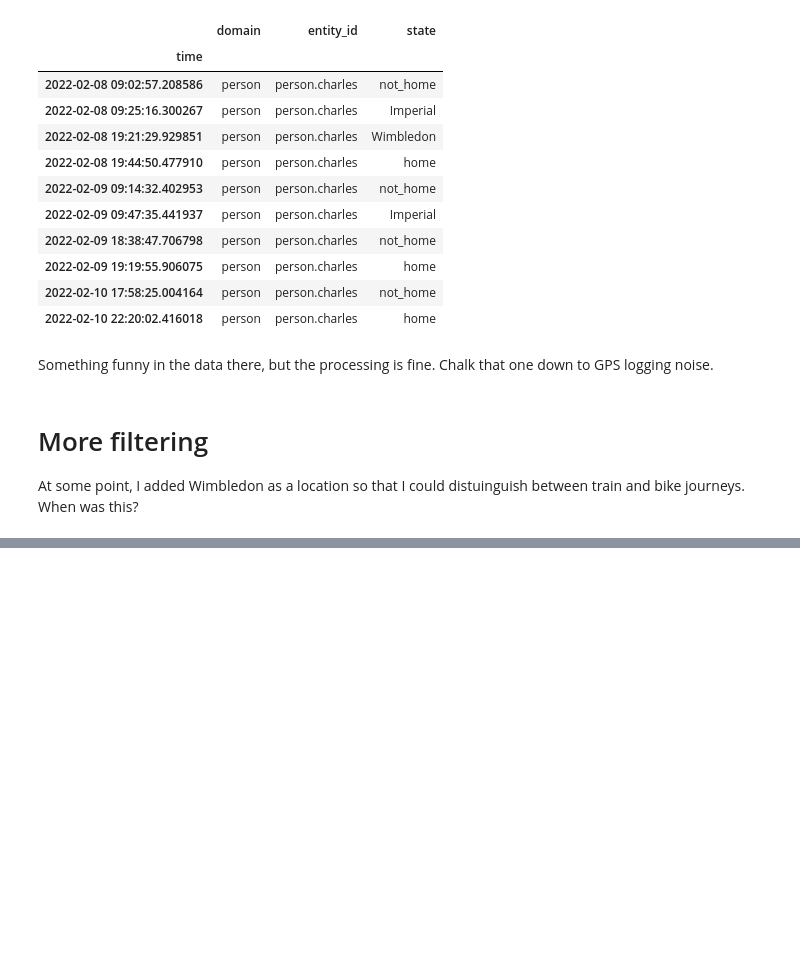
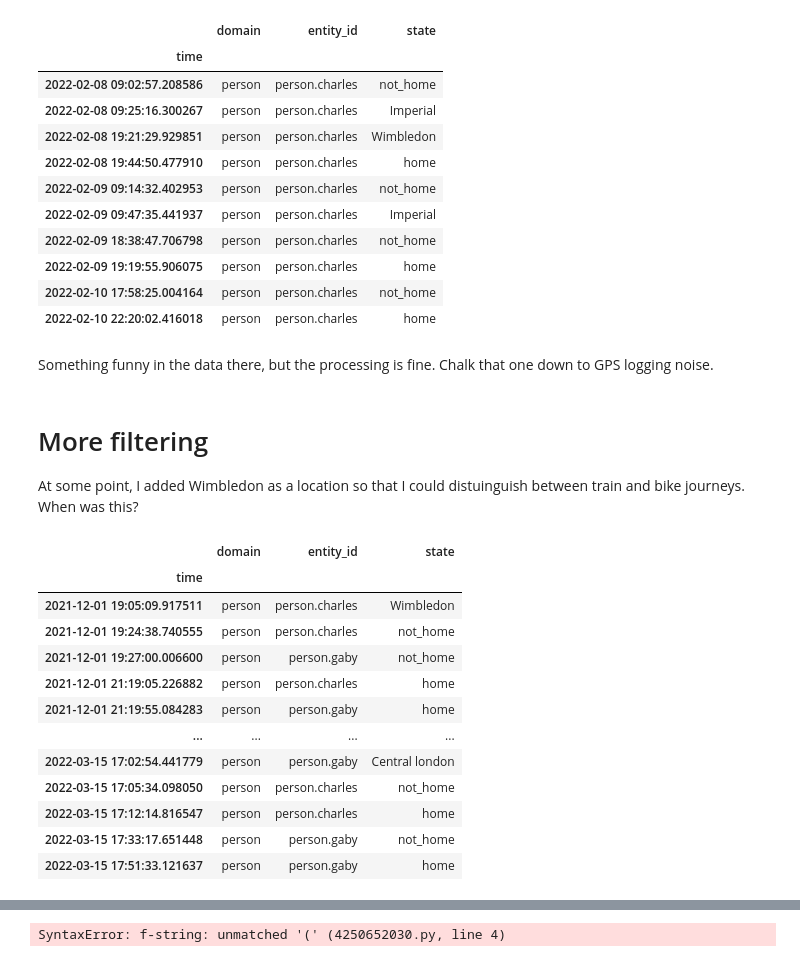
Before and after one commit to charlesbaynham/house-absolute-ha-setup, a Jupyter notebook: notebooks/plot_work_cycle_times.ipynb, the cells around one changed output, grey strips where cells are left out. Saved outputs shown, nothing was run; the diff lists cells and outputs as text; code cells hidden in the pictures; blank space fills up the shorter version.

```diff
--- a/notebooks/plot_work_cycle_times.ipynb
+++ b/notebooks/plot_work_cycle_times.ipynb
@@ -203,5 +203,19 @@ More filtering
 At some point, I added Wimbledon as a location so that I could distuinguish between train and bike journeys. When was this?
 # %%
 d_start = results[results.state == "Wimbledon"].iloc[0].name
-filtered_results =
+filtered_results = results[d_start : ]
+filtered_results
 # %% [output]
+|  | domain | entity_id | state |
+| time |  |  |  |
+| 2021-12-01 19:05:09.917511 | person | person.charles | Wimbledon |
+| 2021-12-01 19:24:38.740555 | person | person.charles | not_home |
+| 2021-12-01 19:27:00.006600 | person | person.gaby | not_home |
+| 2021-12-01 21:19:05.226882 | person | person.charles | home |
+| 2021-12-01 21:19:55.084283 | person | person.gaby | home |
+| ... | ... | ... | ... |
+| 2022-03-15 17:02:54.441779 | person | person.gaby | Central london |
+| 2022-03-15 17:05:34.098050 | person | person.charles | not_home |
+| 2022-03-15 17:12:14.816547 | person | person.charles | home |
+| 2022-03-15 17:33:17.651448 | person | person.gaby | not_home |
+| 2022-03-15 17:51:33.121637 | person | person.gaby | home |
@@ -208,0 +269,7 @@ Timestamp('2021-12-01 19:05:09.917511')
+# %%
+journeys_evening_train = extract_filtered_journey_times(results, "person.charles", "Imperial", "home", via_place="Wimbledon", plot=True)
+journeys_evening_bike = extract_filtered_journey_times(results, "person.charles", "Imperial", "home", not_via_place="Wimbledon", plot=True)
+
+plt.legend([f'Train journeys (mean = {journeys_evening_train.mean().round('1s')})', 'tre']);
+# %% [output]
+SyntaxError: f-string: unmatched '(' (4250652030.py, line 4)
```
Also changed, not shown: parts of 2 cells of this notebook.
